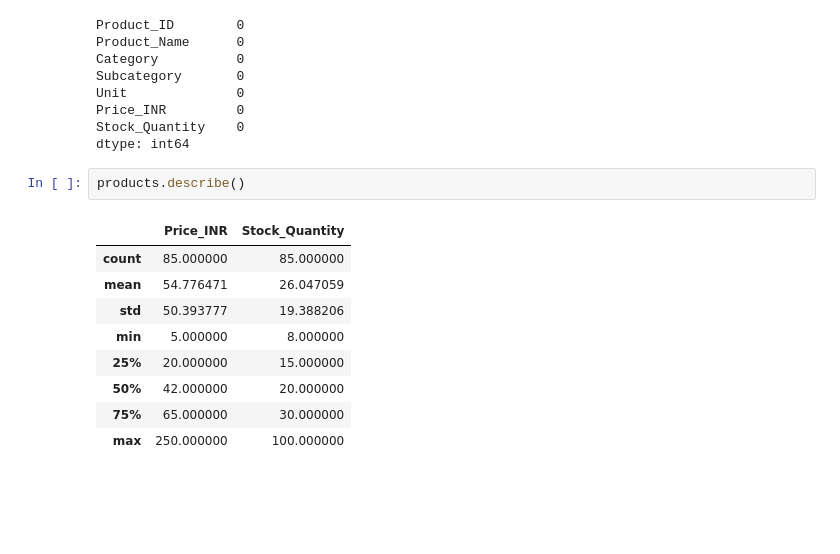
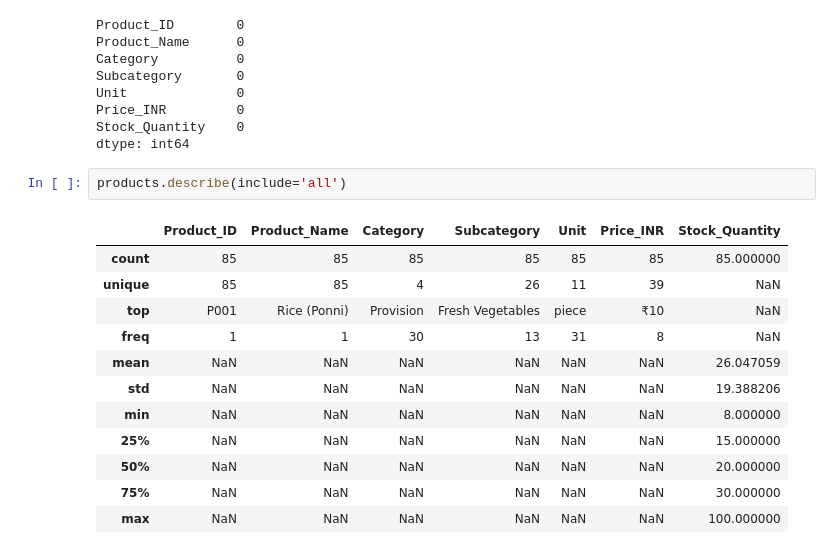
Before and after one commit to BLESSINGSAMJEBARAJ/AI_Fundamentals_Learnings, a Jupyter notebook: Pandas_Analysis.ipynb, the cells around one changed output. Saved outputs shown, nothing was run; the diff lists cells and outputs as text; blank space fills up the shorter version.

```diff
--- a/Pandas_Analysis.ipynb
+++ b/Pandas_Analysis.ipynb
@@ -79,16 +79,19 @@ Price_INR         0
 Stock_Quantity    0
 dtype: int64
 # %%
-products.describe()
+products.describe(include='all')
 # %% [output]
-|  | Price_INR | Stock_Quantity |
-| count | 85.000000 | 85.000000 |
-| mean | 54.776471 | 26.047059 |
-| std | 50.393777 | 19.388206 |
-| min | 5.000000 | 8.000000 |
-| 25% | 20.000000 | 15.000000 |
-| 50% | 42.000000 | 20.000000 |
-| 75% | 65.000000 | 30.000000 |
-| max | 250.000000 | 100.000000 |
+|  | Product_ID | Product_Name | Category | Subcategory | Unit | Price_INR | Stock_Quantity |
+| count | 85 | 85 | 85 | 85 | 85 | 85 | 85.000000 |
+| unique | 85 | 85 | 4 | 26 | 11 | 39 | NaN |
+| top | P001 | Rice (Ponni) | Provision | Fresh Vegetables | piece | ₹10 | NaN |
+| freq | 1 | 1 | 30 | 13 | 31 | 8 | NaN |
+| mean | NaN | NaN | NaN | NaN | NaN | NaN | 26.047059 |
+| std | NaN | NaN | NaN | NaN | NaN | NaN | 19.388206 |
+| min | NaN | NaN | NaN | NaN | NaN | NaN | 8.000000 |
+| 25% | NaN | NaN | NaN | NaN | NaN | NaN | 15.000000 |
+| 50% | NaN | NaN | NaN | NaN | NaN | NaN | 20.000000 |
+| 75% | NaN | NaN | NaN | NaN | NaN | NaN | 30.000000 |
+| max | NaN | NaN | NaN | NaN | NaN | NaN | 100.000000 |
 # %%
 print("Testing Git change tracking")
```
Also changed, not shown: parts of 19 cells of this notebook, 1 other file.
